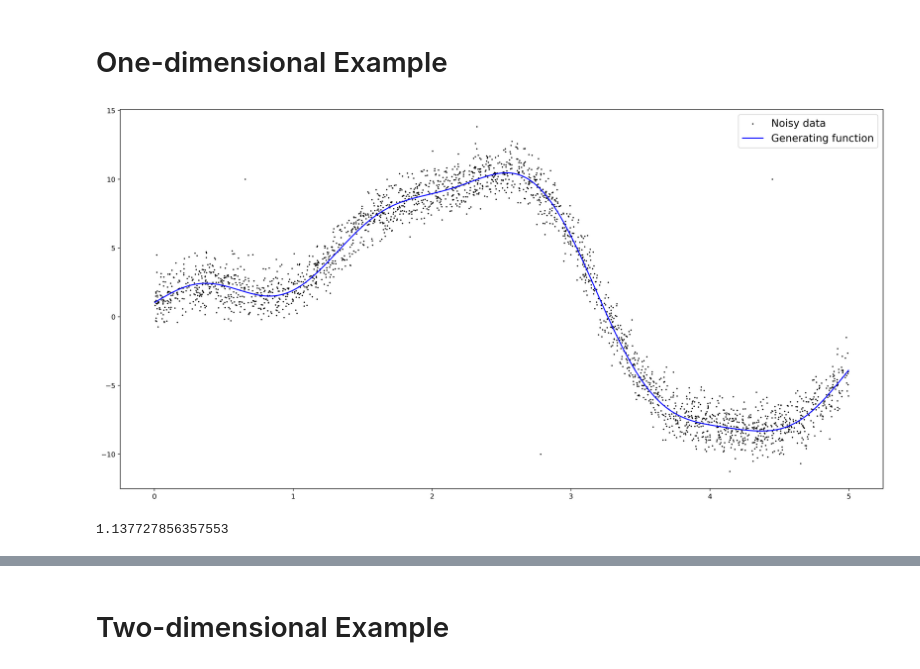
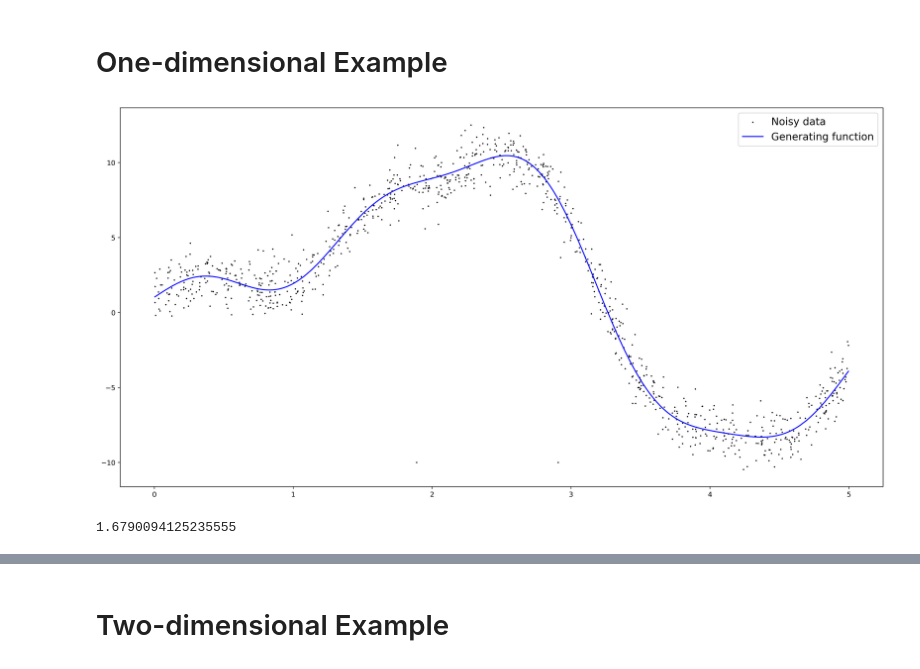
Before and after one commit to dominicjbroadbent/loess, a Jupyter notebook: loess.ipynb, the cells around one changed output, grey strips where cells are left out. Drawn from its saved outputs; the diff is of its cells as text; code cells hidden in the pictures.

```diff
--- a/loess.ipynb
+++ b/loess.ipynb
@@ -95,31 +9,30 @@ def fit_loess(x, y, anchors = None, degree = 2, kernel = rbf_kernel, alpha = 1,
 # %% [markdown]
 # One-dimensional Example
 # %%
-n = 2500
+n = 1000
 
 x = np.random.uniform(0, 5, n)
 eps = np.random.normal(0, 1, n)
 generating = np.sin(x) + np.sin(5*x) + np.cos(1/10 * x) + 10*np.exp(- (x - 2.5)**2 ) - 10*np.exp(- (x - 4)**2 )
 y = generating + eps
 
 # Add some outliers
-y[100] = 10
 y[150] = -10
-y[200] = 10
+y[300] = -10
 
 plt.figure(figsize = (20, 10), dpi = 400)
 plt.scatter(x, y, s = 1, color = 'black', label = 'Noisy data', alpha = 1)
 out = np.hstack((x.reshape(-1, 1), generating.reshape(-1, 1)))
 out = out[np.argsort(out[:, 0]), :]
 plt.plot(out[:, 0], out[:, 1], color = 'blue', label = 'Generating function')
 plt.legend(fontsize = 15)
 plt.show()
 # %% [output]
-[figure, old version]
+[figure, new version]
 # %%
 ( ( y - generating ) **2 ).mean()
 # %% [output]
-1.137727856357553
+1.6790094125235555
 # %%
 y_hat0 = fit_loess(x, y, anchors = None, degree = 0, kernel = rbf_kernel, alpha = 0.15, frac = None, robust_iters = 4)
 y_hat1 = fit_loess(x, y, anchors = None, degree = 1, kernel = rbf_kernel, alpha = 0.15, frac = None, robust_iters = 4)
```
Also changed, not shown: parts of 14 cells of this notebook, 2 other files.
